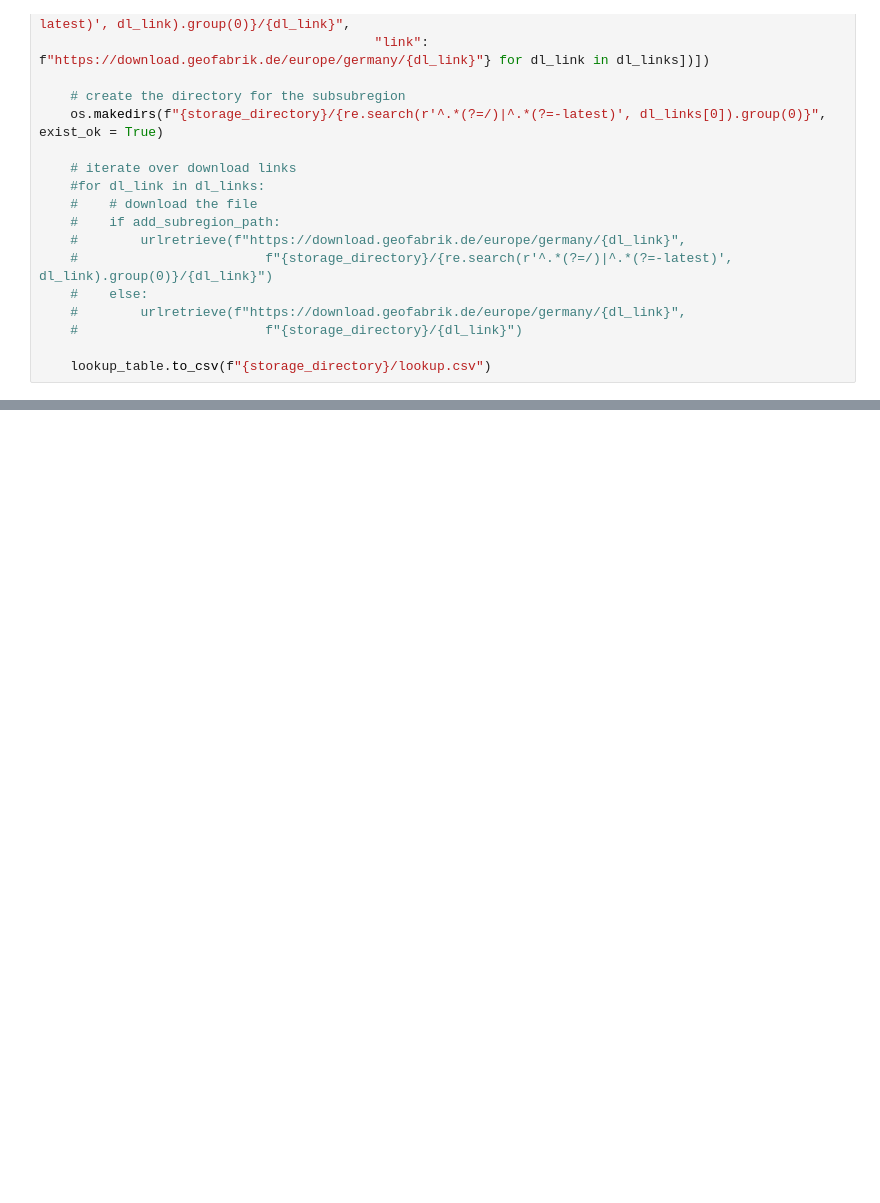
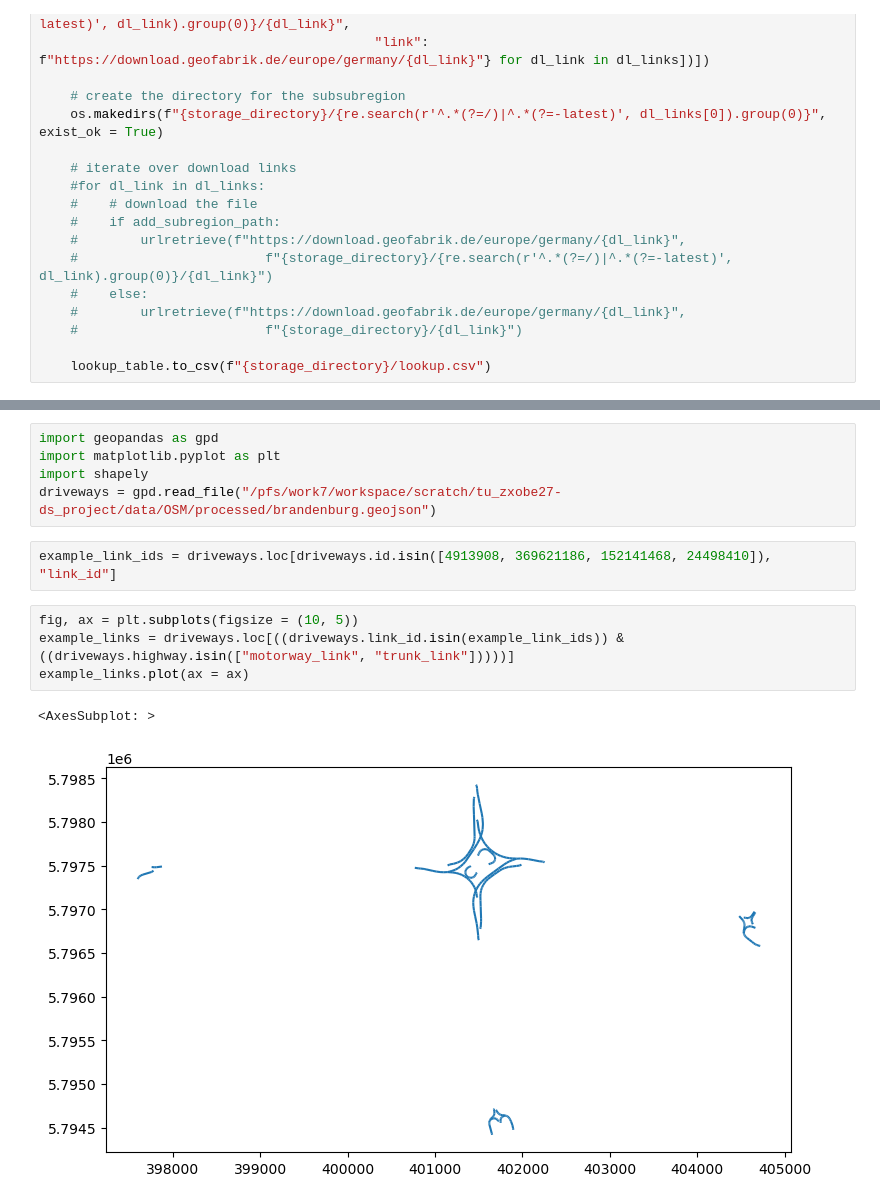
Before and after one commit to felixschulz385/ds_project, a Jupyter notebook: research/notebooks/OSM_experiments.ipynb, the cells around one changed output, grey strips where cells are left out. Drawn from its saved outputs; the diff is of its cells as text; blank space fills up the shorter version.

```diff
--- a/research/notebooks/OSM_experiments.ipynb
+++ b/research/notebooks/OSM_experiments.ipynb
@@ -94,0 +179,14 @@ urlretrieve(f"https://download.geofabrik.de/europe/germany/{level}.json",
+# %%
+import geopandas as gpd
+import matplotlib.pyplot as plt
+import shapely
+driveways = gpd.read_file("/pfs/work7/workspace/scratch/tu_zxobe27-ds_project/data/OSM/processed/brandenburg.geojson")
+# %%
+example_link_ids = driveways.loc[driveways.id.isin([4913908, 369621186, 152141468, 24498410]), "link_id"]
+# %%
+fig, ax = plt.subplots(figsize = (10, 5))
+example_links = driveways.loc[((driveways.link_id.isin(example_link_ids)) & ((driveways.highway.isin(["motorway_link", "trunk_link"]))))]
+example_links.plot(ax = ax)
+# %% [output]
+<AxesSubplot: >
+[figure, added]
```
Also changed, not shown: parts of 134 cells of this notebook, 8 other files.
